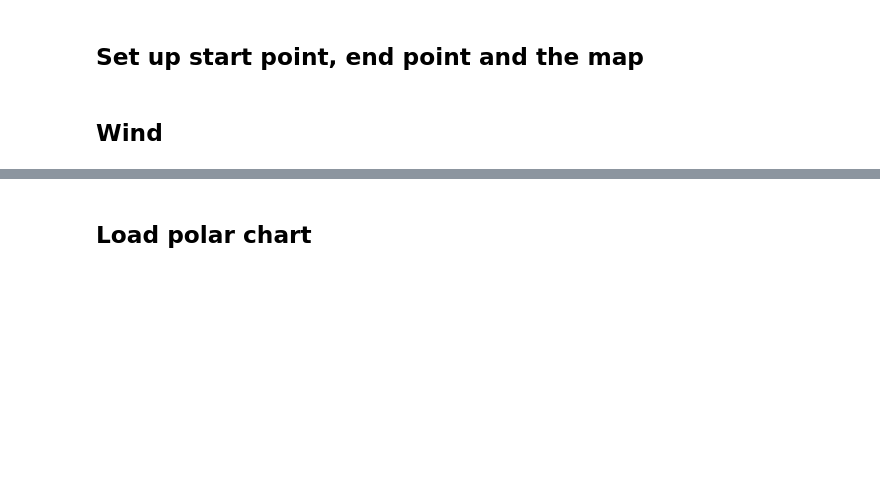
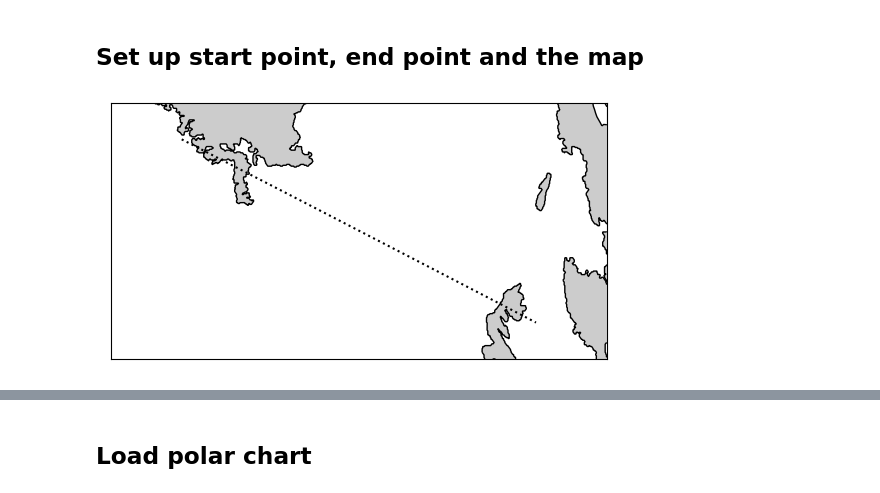
Before and after one commit to meyer-nils/sail_route, a Jupyter notebook: routing.ipynb, the cells around one changed output, grey strips where cells are left out. Cells and saved outputs as stored; diff of their text form; code cells hidden in the pictures; blank space fills up the shorter version.

```diff
--- a/routing.ipynb
+++ b/routing.ipynb
@@ -28,31 +30,36 @@ geoid = Geod(ellps="WGS84")
 # %% [markdown]
 ## Set up start point, end point and the map
 # %%
-# Starting POSITION: Rønne, Bornholm, Denmark
-STA_LAT = 55.09391858131019
-STA_LON = 14.67659876334345
+# Starting POSITION: Pula, Croatia
+STA_LAT = 44.82634539483997
+STA_LON = 13.832146078148572
 START = np.array([[STA_LON], [STA_LAT]])
 
-# END POSITION: Sassnitz, Ruegen, Germany
-END_LAT = 54.41598502647239
-END_LON = 13.627842253135594
+# END POSITION: Unije, Croatia
+END_LAT = 44.65453596382963
+END_LON = 14.299890952988706
 END = np.array([[END_LON], [END_LAT]])
 
 # Compute region of map
 buffer = 0.2
 MIN_LON = min(STA_LON, END_LON) - buffer * abs(STA_LON - END_LON)
 MIN_LAT = min(STA_LAT, END_LAT) - buffer * abs(STA_LAT - END_LAT)
 MAX_LON = max(STA_LON, END_LON) + buffer * abs(STA_LON - END_LON)
 MAX_LAT = max(STA_LAT, END_LAT) + buffer * abs(STA_LAT - END_LAT)
 
 # Create map
 m = Basemap(
     llcrnrlon=MIN_LON,
     llcrnrlat=MIN_LAT,
     urcrnrlon=MAX_LON,
     urcrnrlat=MAX_LAT,
     resolution="f",
     projection="merc",
 )
+
+m.drawcoastlines()
+m.fillcontinents()
+m.drawgreatcircle(STA_LON, STA_LAT, END_LON, END_LAT, del_s=1, color="k", linestyle=":")
+plt.show()
+# %% [output]
+[figure, added]
-# %% [markdown]
-## Wind
```
Also changed, not shown: parts of 12 cells of this notebook, 5 other files.
